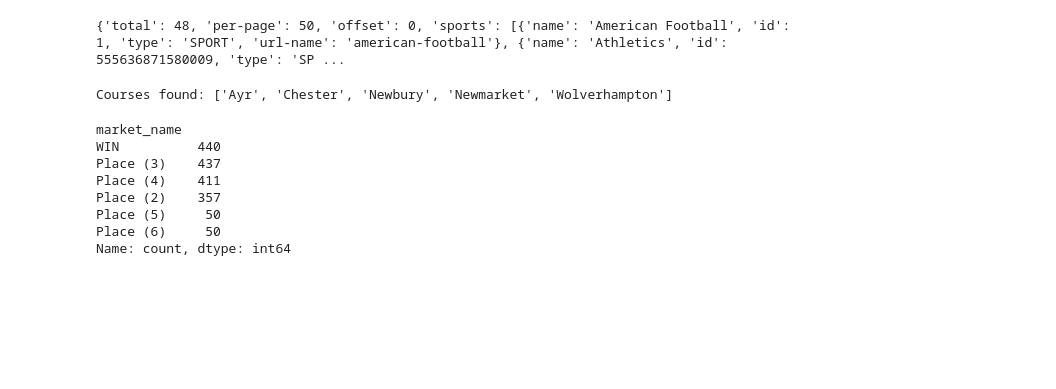
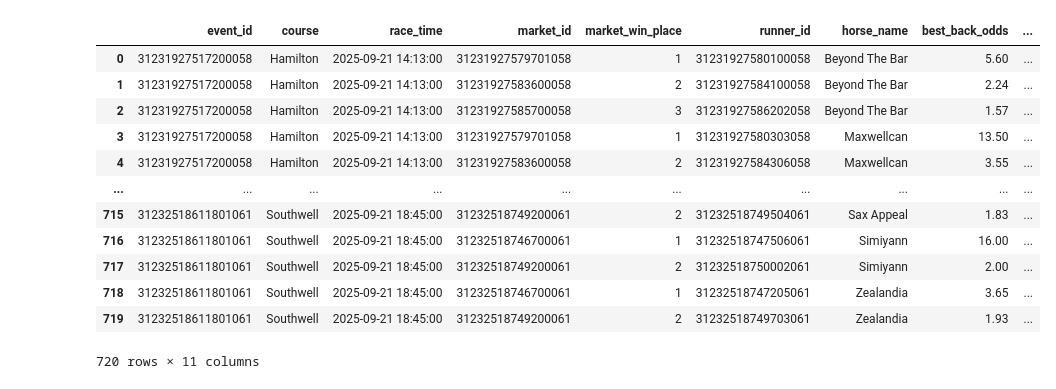
Before and after one commit to twattley/racing-api-project, a Jupyter notebook: notebooks/matchbook_api.ipynb, the cells around one changed output. Drawn from its saved outputs; the diff is of its cells as text; code cells hidden in the pictures; blank space fills up the shorter version.

```diff
--- a/notebooks/matchbook_api.ipynb
+++ b/notebooks/matchbook_api.ipynb
@@ -129,22 +147,7 @@ class MatchbookClient:
         return self.request("DELETE", path, service=service, **kwargs)
 
 # Usage
-client = MatchbookClient(USERNAME, PASSWORD)
-
-# # bpapi: session
-# print(client.get("security/session", service="bpapi").json())
-
-# # bpapi: balance
-# print(client.get("account/balance", service="bpapi").json())
-
-# edge: lookups with query params
-print(client.get("lookups/sports", service="edge", params={"per-page": 50, "offset": 0}).json())
-
-# # Absolute URL + no login
-# print(client.get("https://api.matchbook.com/edge/rest/lookups/sports", ensure_login=False, params={"per-page": 10}).json())
-# # ...existing code...
+client = MatchbookClient(config.mb_username, config.mb_password)
-# %% [output]
-{'total': 48, 'per-page': 50, 'offset': 0, 'sports': [{'name': 'American Football', 'id': 1, 'type': 'SPORT', 'url-name': 'american-football'}, {'name': 'Athletics', 'id': 555636871580009, 'type': 'SP ...
 # %%
 # ...existing code...
 import pandas as pd
@@ -176,7 +179,7 @@ def fetch_horseracing_events_by_tag(client, tag_url_names: str = "uk", include_p
     return events
 
 
-def create_market_data():
+def create_market_data(market_map: dict) -> pd.DataFrame:
 
     events = fetch_horseracing_events_by_tag(client, tag_url_names="uk")
 
@@ -213,27 +216,53 @@ def create_market_data():
     df = pd.DataFrame(rows)
     df["runner_name"] = df["runner_name"].str.replace(r"^\s*\d+\s*\.?\s*", "", regex=True).str.strip()
 
+    df['market_win_place'] = df['market_name'].map(market_map).astype(int)
+
+    df['best_back_available'] = df['best_back_available'].fillna(0).round(0).astype(int)
+    df['best_lay_available'] = df['best_lay_available'].fillna(0).round(0).astype(int)
+
     final_df = df[
         [
-            "event_id","course","race_time","market_id","market_name",
+            "event_id","course","race_time","market_id", 'market_win_place',
             "runner_id","runner_name","best_back_odds","best_back_available","best_lay_odds","best_lay_available",
         ]
-    ].sort_values(["race_time","course","event_id","market_name","runner_name"]).reset_index(drop=True)
+    ].rename(
+        columns={'runner_name': 'horse_name'}
+    ).sort_values(["race_time","course","event_id","horse_name"]).reset_index(drop=True)
 
-    print("Courses found:", sorted(final_df["course"].dropna().unique()))
+    return final_df
 # display(final_df.head(30))
 # ...existing code...
-# %% [output]
-Courses found: ['Ayr', 'Chester', 'Newbury', 'Newmarket', 'Wolverhampton']
 # %%
-final_df['market_name'].value_counts()
+MARKET_MAP = {
+    "WIN": 1,
+    "Place (2)": 2,
+    "Place (3)": 3,
+    "Place (4)": 4,
+    "Place (5)": 5,
+    "Place (6)": 6,
+    "Place (7)": 7,
+    "Place (8)": 8,
+    "Place (9)": 9,
+    "Place (10)": 10,
+
+}
+
+df = create_market_data(MARKET_MAP)
-# %% [output]
-market_name
-WIN          440
-Place (3)    437
-Place (4)    411
-Place (2)    357
-Place (5)     50
-Place (6)     50
-Name: count, dtype: int64
+# %%
+df
+# %% [output]
+|  | event_id | course | race_time | market_id | market_win_place | runner_id | horse_name | best_back_odds | ... |
+| 0 | 31231927517200058 | Hamilton | 2025-09-21 14:13:00 | 31231927579701058 | 1 | 31231927580100058 | Beyond The Bar | 5.60 | ... |
+| 1 | 31231927517200058 | Hamilton | 2025-09-21 14:13:00 | 31231927583600058 | 2 | 31231927584100058 | Beyond The Bar | 2.24 | ... |
+| 2 | 31231927517200058 | Hamilton | 2025-09-21 14:13:00 | 31231927585700058 | 3 | 31231927586202058 | Beyond The Bar | 1.57 | ... |
+| 3 | 31231927517200058 | Hamilton | 2025-09-21 14:13:00 | 31231927579701058 | 1 | 31231927580303058 | Maxwellcan | 13.50 | ... |
+| 4 | 31231927517200058 | Hamilton | 2025-09-21 14:13:00 | 31231927583600058 | 2 | 31231927584306058 | Maxwellcan | 3.55 | ... |
+| ... | ... | ... | ... | ... | ... | ... | ... | ... | ... |
+| 715 | 31232518611801061 | Southwell | 2025-09-21 18:45:00 | 31232518749200061 | 2 | 31232518749504061 | Sax Appeal | 1.83 | ... |
+| 716 | 31232518611801061 | Southwell | 2025-09-21 18:45:00 | 31232518746700061 | 1 | 31232518747506061 | Simiyann | 16.00 | ... |
+| 717 | 31232518611801061 | Southwell | 2025-09-21 18:45:00 | 31232518749200061 | 2 | 31232518750002061 | Simiyann | 2.00 | ... |
+| 718 | 31232518611801061 | Southwell | 2025-09-21 18:45:00 | 31232518746700061 | 1 | 31232518747205061 | Zealandia | 3.65 | ... |
+| 719 | 31232518611801061 | Southwell | 2025-09-21 18:45:00 | 31232518749200061 | 2 | 31232518749703061 | Zealandia | 1.93 | ... |
+720 rows × 11 columns
 # %%
```
Also changed, not shown: parts of 11 cells of this notebook, 6 other files.
